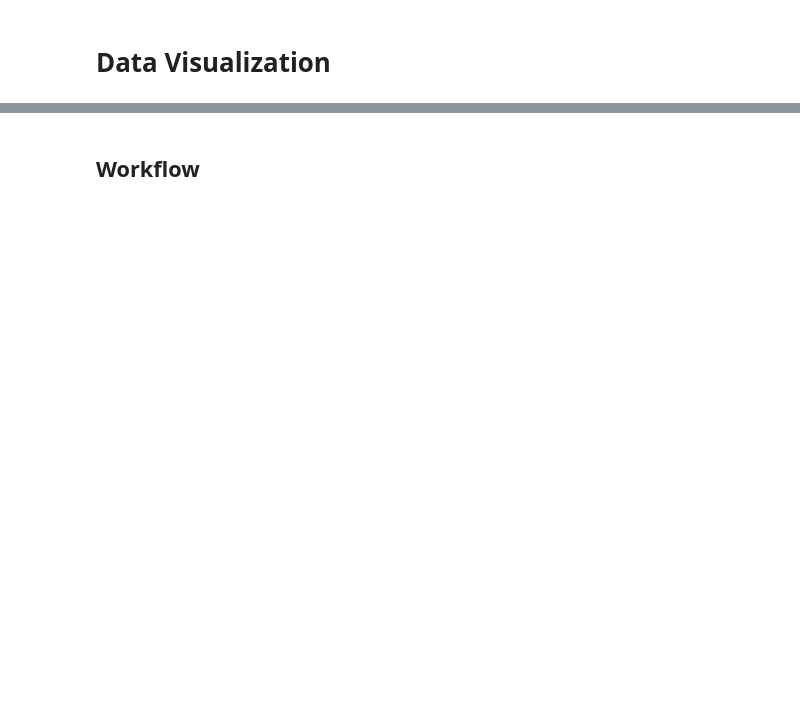
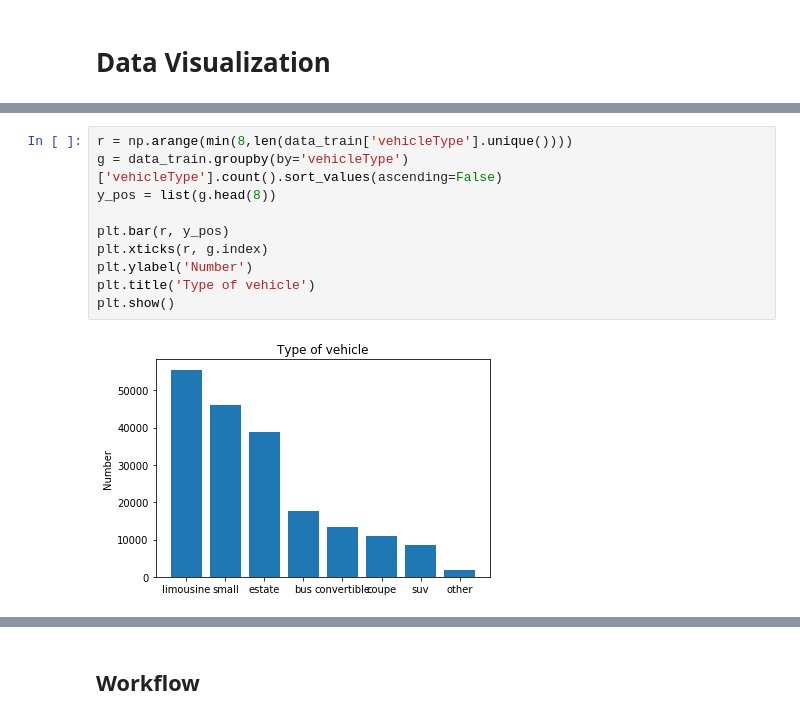
Before and after one commit to theocornille/car-ramp-challenge, a Jupyter notebook: used_car_starting_kit.ipynb, the cells around one changed output, grey strips where cells are left out. Saved outputs shown, nothing was run; the diff lists cells and outputs as text; blank space fills up the shorter version.

```diff
--- a/used_car_starting_kit.ipynb
+++ b/used_car_starting_kit.ipynb
@@ -225,0 +244,12 @@ X_test.head()
+# %%
+r = np.arange(min(8,len(data_train['vehicleType'].unique())))
+g = data_train.groupby(by='vehicleType')['vehicleType'].count().sort_values(ascending=False)
+y_pos = list(g.head(8))
+
+plt.bar(r, y_pos)
+plt.xticks(r, g.index)
+plt.ylabel('Number')
+plt.title('Type of vehicle')
+plt.show()
+# %% [output]
+[figure, added]
```
Also changed, not shown: parts of 85 cells of this notebook, 4 other files.
